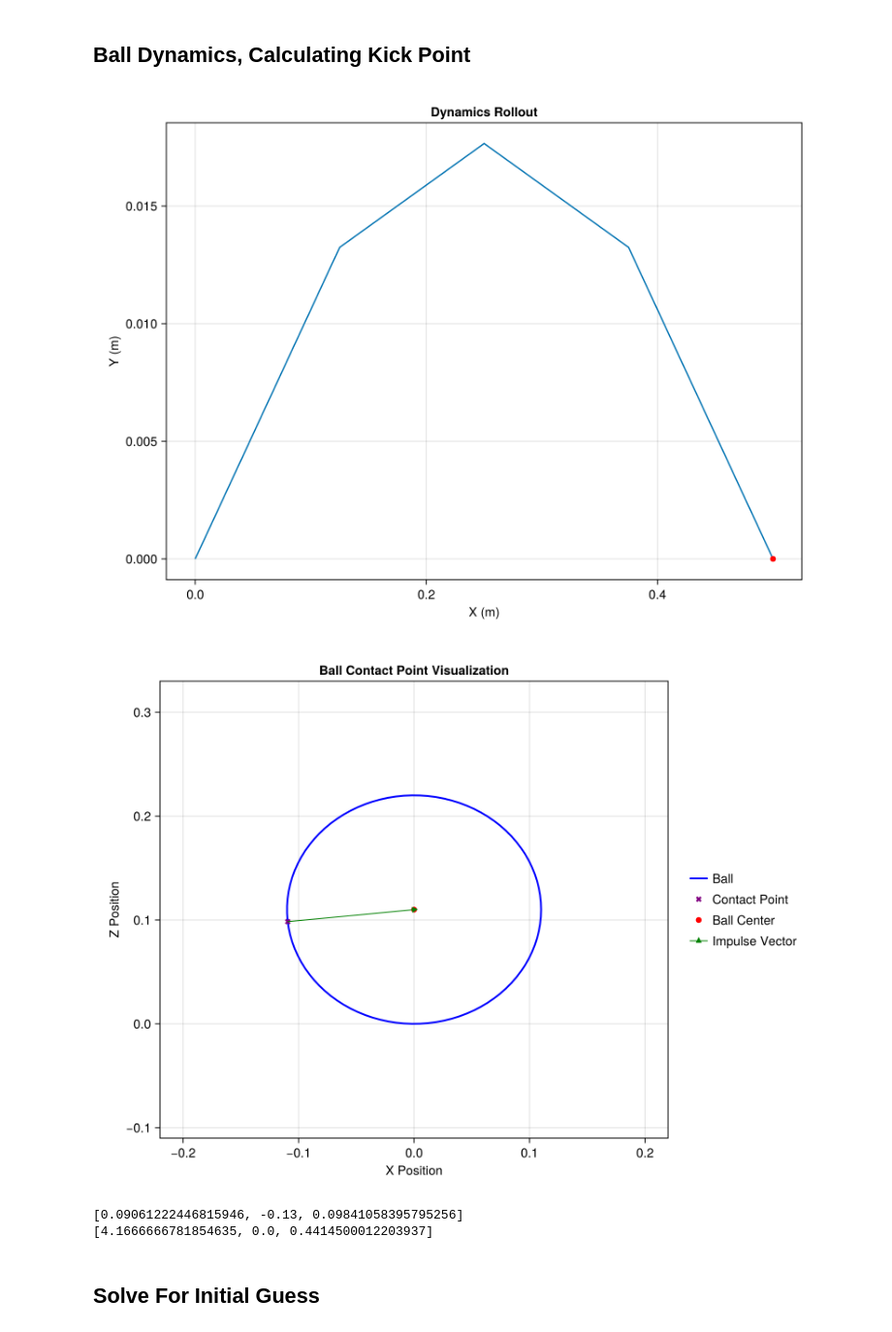
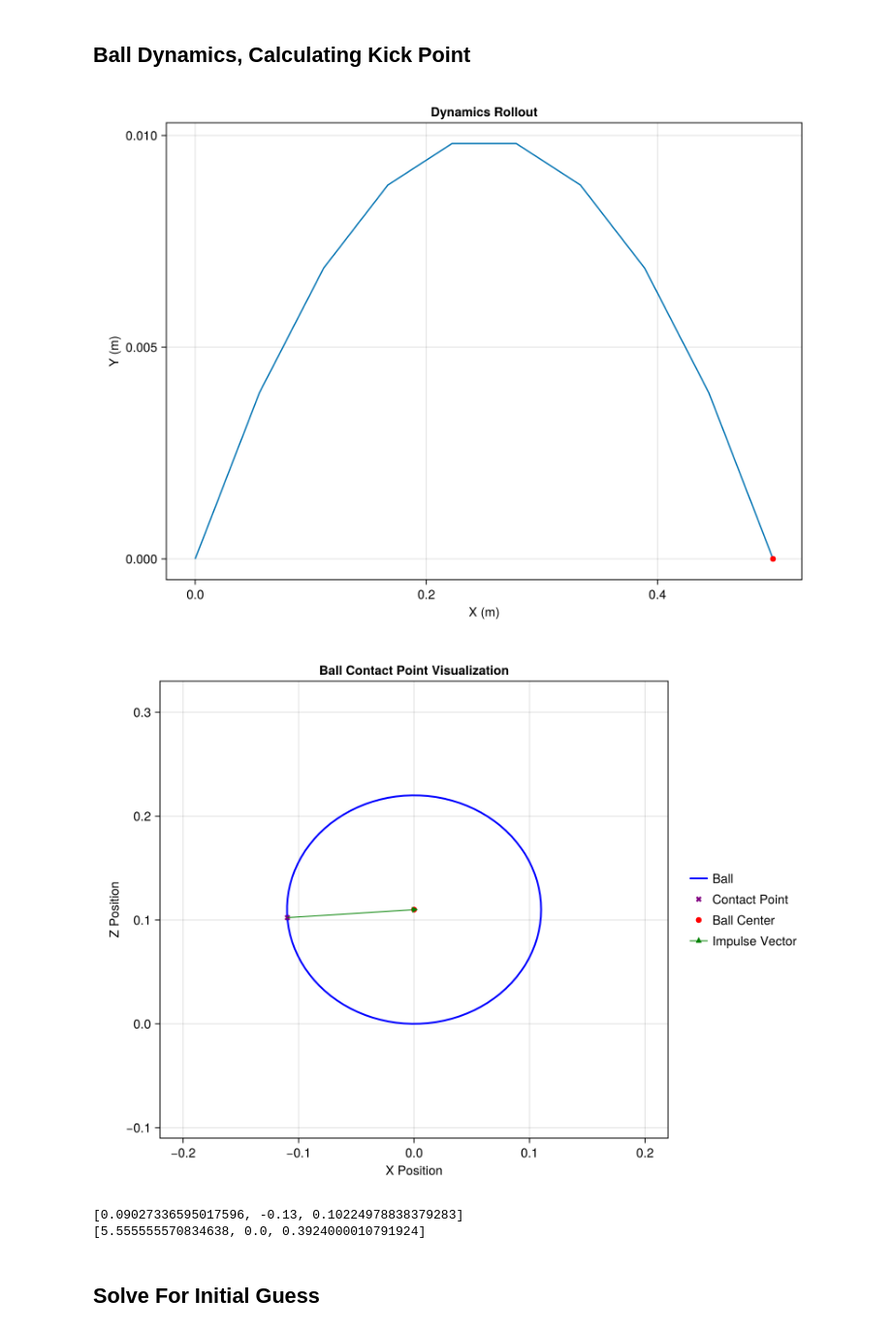
Before and after one commit to oberton31/16745_Unitree_G1_Goal_Kicking, a Jupyter notebook: src/humanoid_ball_kicking_sparse.ipynb, the cells around one changed output. Shown at 97% size. Cells and saved outputs as stored; diff of their text form; code cells hidden in the pictures.

```diff
--- a/src/humanoid_ball_kicking_sparse.ipynb
+++ b/src/humanoid_ball_kicking_sparse.ipynb
@@ -225,24 +241,24 @@ save("equilibrium.jld2", "x", x_eq, "u", u_eq)
 # %%
 q_i = [0.0, 0.0] # Note, this is in the X-Z Plane only, y value will be assigned manually after the fact
 q_des = [0.5, 0.0]
 J_max = Inf
-ball_flight_steps = 5
+ball_flight_steps = 10
 m = 0.1
-dt=0.03
+dt=0.01
 J = optimize_impulse(q_des, q_i, N=ball_flight_steps, J_max=J_max, dt=dt, m=m) # Can also specify mass
 dynamics_rollout(J, q_des, q_i, N=ball_flight_steps, dt=dt, m=m)
 p_c = get_contact_point(J) # Can also specify radius of ball
 visualize_contact(J, p_c)
 p_c = [p_c[1] + 0.2, -0.13, p_c[2]] # accounting for ball being placed forward
 println(p_c)
 v_des = J / m
 v_des = [v_des[1], 0, v_des[2]]
 print(v_des)
 # %% [output]
-[figure, old version]
+[figure, new version]
 [figure]
-[0.09061222446815946, -0.13, 0.09841058395795256]
-[4.1666666781854635, 0.0, 0.4414500012203937]
+[0.09027336595017596, -0.13, 0.10224978838379283]
+[5.555555570834638, 0.0, 0.3924000010791924]
 # %% [markdown]
 ## Solve For Initial Guess
 # %%
```
Also changed, not shown: parts of 14 cells of this notebook, 3 other files.
